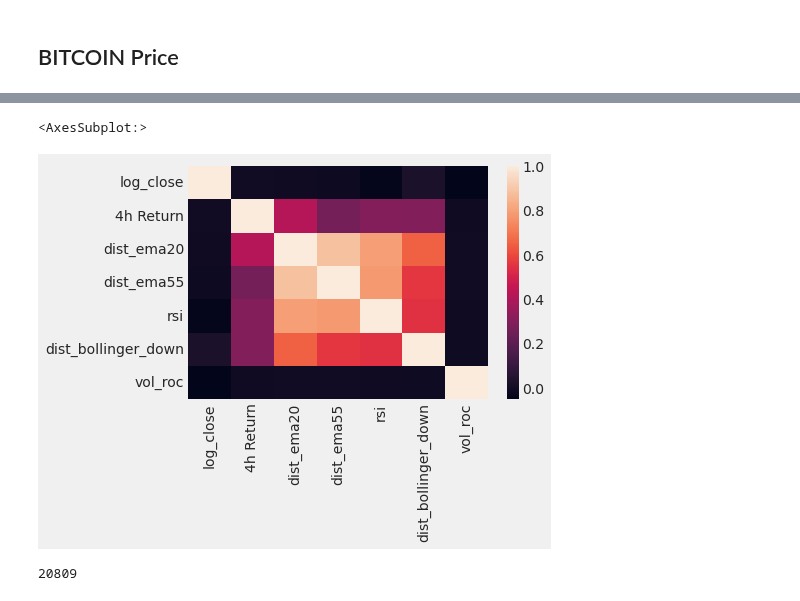
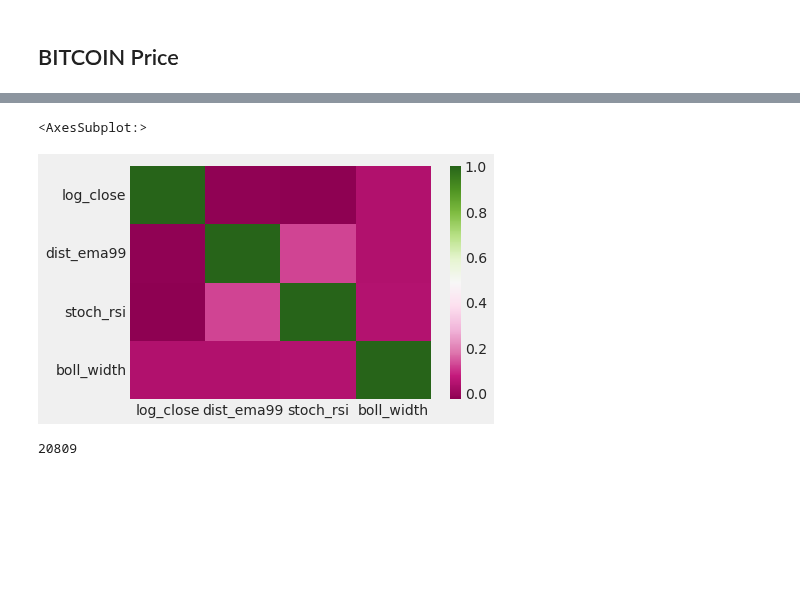
Before and after one commit to timjab92/cryptotrading-indicator, a Jupyter notebook: notebooks/BTC_pred_tim.ipynb, the cells around one changed output, grey strips where cells are left out. Saved outputs shown, nothing was run; the diff lists cells and outputs as text; code cells hidden in the pictures; blank space fills up the shorter version.

```diff
--- a/notebooks/BTC_pred_tim.ipynb
+++ b/notebooks/BTC_pred_tim.ipynb
@@ -43,5 +43,5 @@ data
 # %%
-CLOSE = ['close']
+CLOSE = 'log_close'
 # %%
 import requests
 def get_coingecko():
@@ -49,7 +49,7 @@ def get_coingecko():
     url = "https://api.coingecko.com/api/v3/coins/bitcoin/ohlc?vs_currency=usd&days=30"
     response = requests.get(url).json()
     #cleaning
-    data_api = pd.DataFrame(response, columns = ['unix_time','open', 'high', 'low', 'CLOSE'])
+    data_api = pd.DataFrame(response, columns = ['unix_time','open', 'high', 'low', 'close'])
     data_api["Date"] = pd.to_datetime(data_api["unix_time"], unit='ms')
     data_api = data_api.drop(columns='unix_time').set_index('Date')
 
@@ -68,9 +68,9 @@ def get_coingecko():
     volume = volume[-180:]
     data_api = data_api[-181:-1]
     full = pd.concat([data_api, volume], axis=1)
-    full.columns=['open', 'high', 'low', 'CLOSE', 'volume']
+    full.columns=['open', 'high', 'low', 'close', 'volume']
 
-    for x in ['open', 'high', 'low', 'CLOSE']:
+    for x in ['open', 'high', 'low', 'close']:
         full[f'log_{x}'] = full[x].apply(lambda x: np.log(x))
 
     data_api = full.copy()
@@ -84,19 +84,23 @@ def feature_engineer(data):
     """
     add_ema(data)
     add_stoch_rsi(data)
-    add_bollinger(data,data.CLOSE)
+    add_bollinger(data,data[CLOSE])
     add_vol_roc(data)
+    data['4h Return'] = data[CLOSE].pct_change()
+    data['4h Gradient'] = data[CLOSE].diff()
+    data['boll_width'] = data['bollinger_up'] - data['bollinger_down']
+    data['stoch_rsi'] = (data['K'] + data['D']) / 2
     return data
 
 ## add other features
 
-def add_ema(data, tspan=[12,26,20,50,34,55]):
+def add_ema(data, tspan=[12,26,21,50,34,55,99,200]):
     """
     Adds Exponential Moving Averages (EMA) to the dataframe. The default timeframes are 12,26,20,50,34 and 55.
     """
     for t in tspan:
-        data[f'ema{t}'] = data.CLOSE.ewm(span=t).mean()
-        data[f'dist_ema{t}'] = data['CLOSE'] - data[f'ema{t}']
+        data[f'ema{t}'] = data[CLOSE].ewm(span=t).mean()
+        data[f'dist_ema{t}'] = data[CLOSE] - data[f'ema{t}']
     return data
 
 
@@ -140,7 +144,7 @@ def stoch_rsi(rsi, d_window=3, k_window=3, window=14):
 
 
 def add_stoch_rsi(data, d_window=3, k_window=3, window=14):
-    data['rsi'] = computeRSI(data['CLOSE'], window)
+    data['rsi'] = computeRSI(data[CLOSE], window)
     data['K'], data['D'] = stoch_rsi(data['rsi'], d_window, k_window, window)
     return data
 
@@ -156,7 +160,7 @@ def get_bollinger_bands(prices, rate=20):
 def add_bollinger(data, prices, rate=20):
     data['sma'], data['bollinger_up'], data['bollinger_down'] = get_bollinger_bands(prices)
     for i in ['bollinger_up', 'bollinger_down']:
-        data[f'dist_{i}'] = data['CLOSE'] - data[i]
+        data[f'dist_{i}'] = data[CLOSE] - data[i]
     return data
 
 
@@ -208,9 +212,6 @@ def get_xgecko(length=60, horizon=1):
 $ return = \frac{new - old}{old} $
 # %%
 data = feature_engineer(data)
-# %%
-data['4h Return'] = data['close'].pct_change()
-data['4h Gradient'] = data['close'].diff()
 # %%
 data = data.dropna()
 # %%
@@ -256,3 +288,6 @@ selected_features=['log_close','4h Return', 'dist_ema20', 'dist_ema55', 'rsi', '
+# %%
+selected_features=[CLOSE,'dist_ema99', 'stoch_rsi', 'boll_width']
+#21,99 emas
 # %%
 selected_data = data[selected_features]
 selected_data
@@ -274,8 +309,8 @@ selected_data
 # %%
-sns.heatmap(selected_data.corr())
+sns.heatmap(selected_data.corr(),cmap="PiYG")
 # %% [output]
 <AxesSubplot:>
-[figure, old version]
+[figure, new version]
 # %%
 len(selected_data)
 # %% [output]
```
Also changed, not shown: parts of 84 cells of this notebook.
